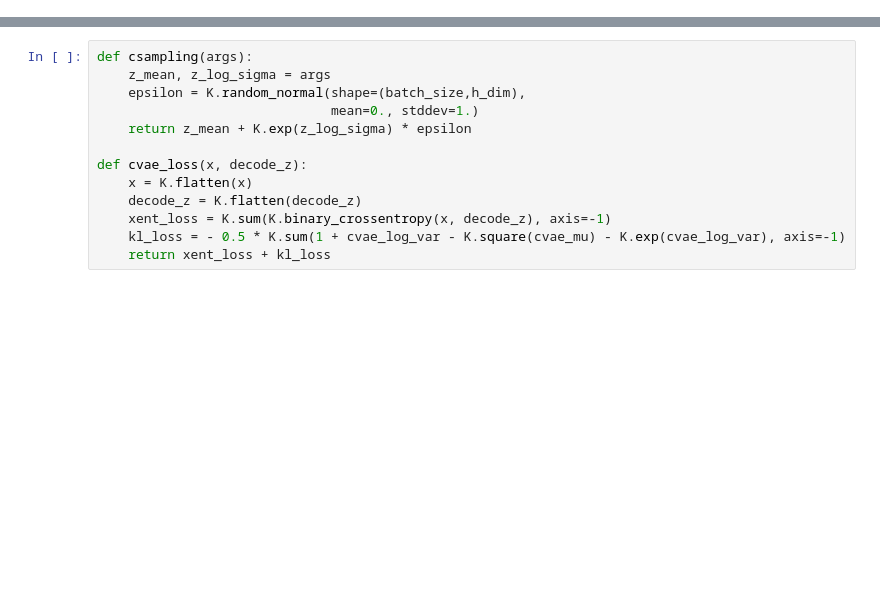
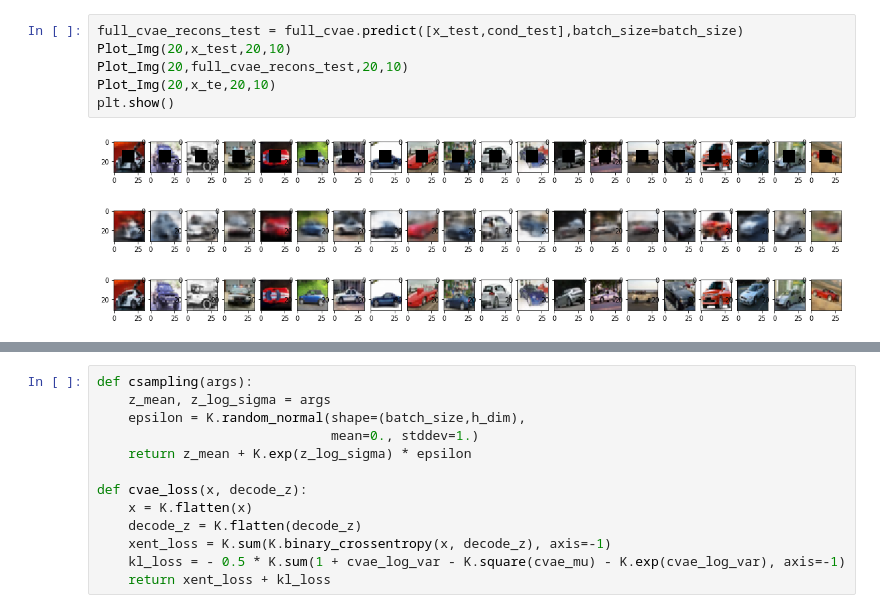
Before and after one commit to nji3/Deep_Learning_Study_Tutorial, a Jupyter notebook: Image Fill/Image_Fill_by_CVAE.ipynb, the cells around one changed output, grey strips where cells are left out. Drawn from its saved outputs; the diff is of its cells as text; blank space fills up the shorter version.

```diff
--- a/Image Fill/Image_Fill_by_CVAE.ipynb
+++ b/Image Fill/Image_Fill_by_CVAE.ipynb
@@ -81,0 +200,10 @@ print (cond_test.shape)
+# %%
+full_cvae_recons_test = full_cvae.predict([x_test,cond_test],batch_size=batch_size)
+Plot_Img(20,x_test,20,10)
+Plot_Img(20,full_cvae_recons_test,20,10)
+Plot_Img(20,x_te,20,10)
+plt.show()
+# %% [output]
+[figure, added]
+[figure, added]
+[figure, added]
```
Also changed, not shown: parts of 11 cells of this notebook.
